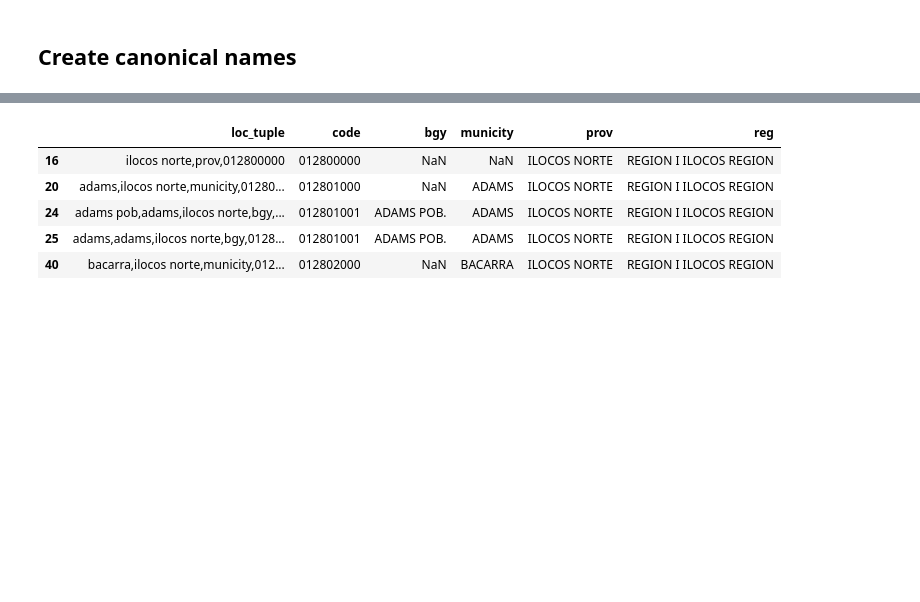
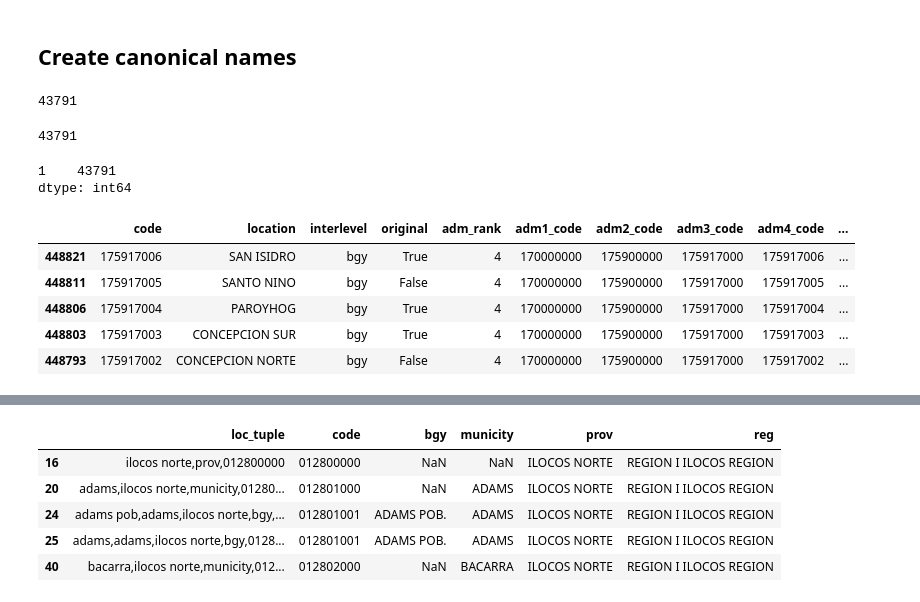
Before and after one commit to thinkingmachines/linksight-2018, a Jupyter notebook: data/Prepare PSGC Reference File.ipynb, the cells around one changed output, grey strips where cells are left out. Drawn from its saved outputs; the diff is of its cells as text; code cells hidden in the pictures; blank space fills up the shorter version.

```diff
--- a/data/Prepare PSGC Reference File.ipynb
+++ b/data/Prepare PSGC Reference File.ipynb
@@ -359,4 +364,38 @@ len(psgc_unpivot)
 459729
 # %% [markdown]
 ## Create canonical names
+# %%
+psgc_unpivot.code.nunique()
+# %% [output]
+43791
+# %%
+#Find the original names for each unique PSGC code
+
+psgc_unpivot['is_canonical'] = psgc_unpivot[['adm4_is_orig','adm3_is_orig','adm2_is_orig','adm1_is_orig']].sum(axis=1)
+
+#does every code have a canonical name?
+
+psgc_unpivot[psgc_unpivot.is_canonical>0].code.nunique()
+# %% [output]
+43791
+# %%
+# get the canonical names for each PSGC
+
+canonical_names = psgc_unpivot.sort_values(["code","is_canonical"],ascending=False).drop_duplicates("code",keep="first")
+
+#check if each code has one canonical name
+
+canonical_names.groupby('code').size().value_counts()
+# %% [output]
+1    43791
+dtype: int64
+# %%
+canonical_names.head()
+# %% [output]
+|  | code | location | interlevel | original | adm_rank | adm1_code | adm2_code | adm3_code | adm4_code | ... |
+| 448821 | 175917006 | SAN ISIDRO | bgy | True | 4 | 170000000 | 175900000 | 175917000 | 175917006 | ... |
+| 448811 | 175917005 | SANTO NINO | bgy | False | 4 | 170000000 | 175900000 | 175917000 | 175917005 | ... |
+| 448806 | 175917004 | PAROYHOG | bgy | True | 4 | 170000000 | 175900000 | 175917000 | 175917004 | ... |
+| 448803 | 175917003 | CONCEPCION SUR | bgy | True | 4 | 170000000 | 175900000 | 175917000 | 175917003 | ... |
+| 448793 | 175917002 | CONCEPCION NORTE | bgy | False | 4 | 170000000 | 175900000 | 175917000 | 175917002 | ... |
 # %%
```
Also changed, not shown: parts of 6 cells of this notebook, 2 other files.
